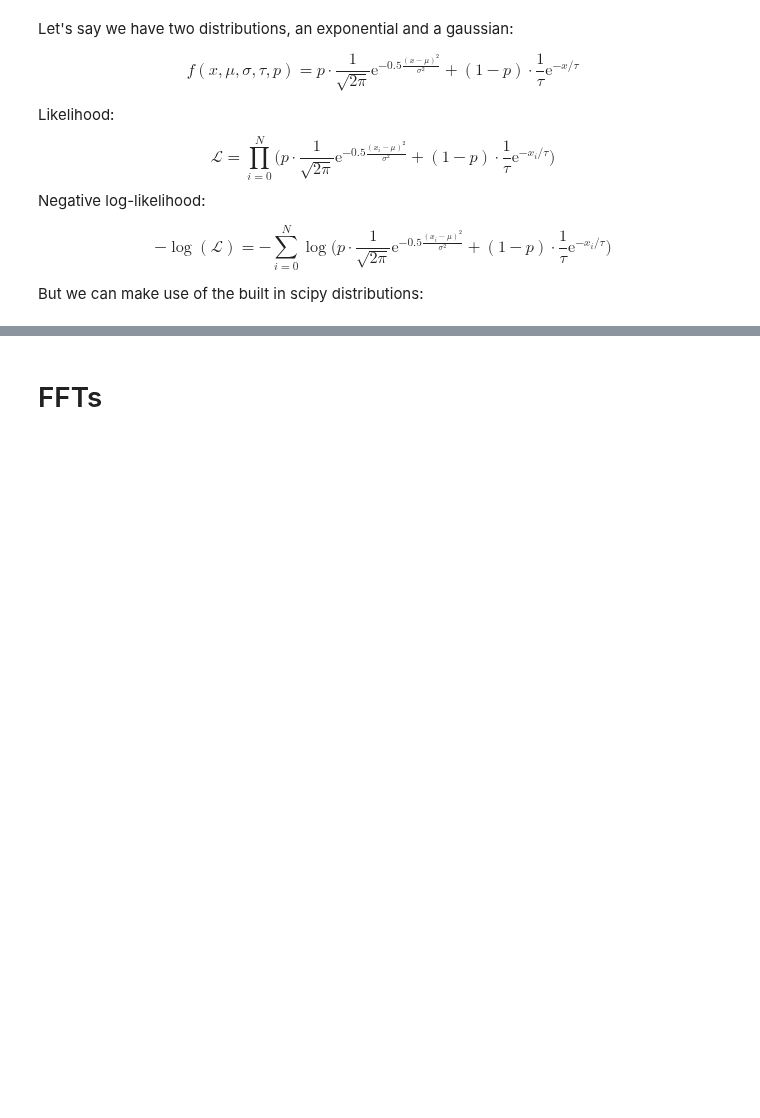
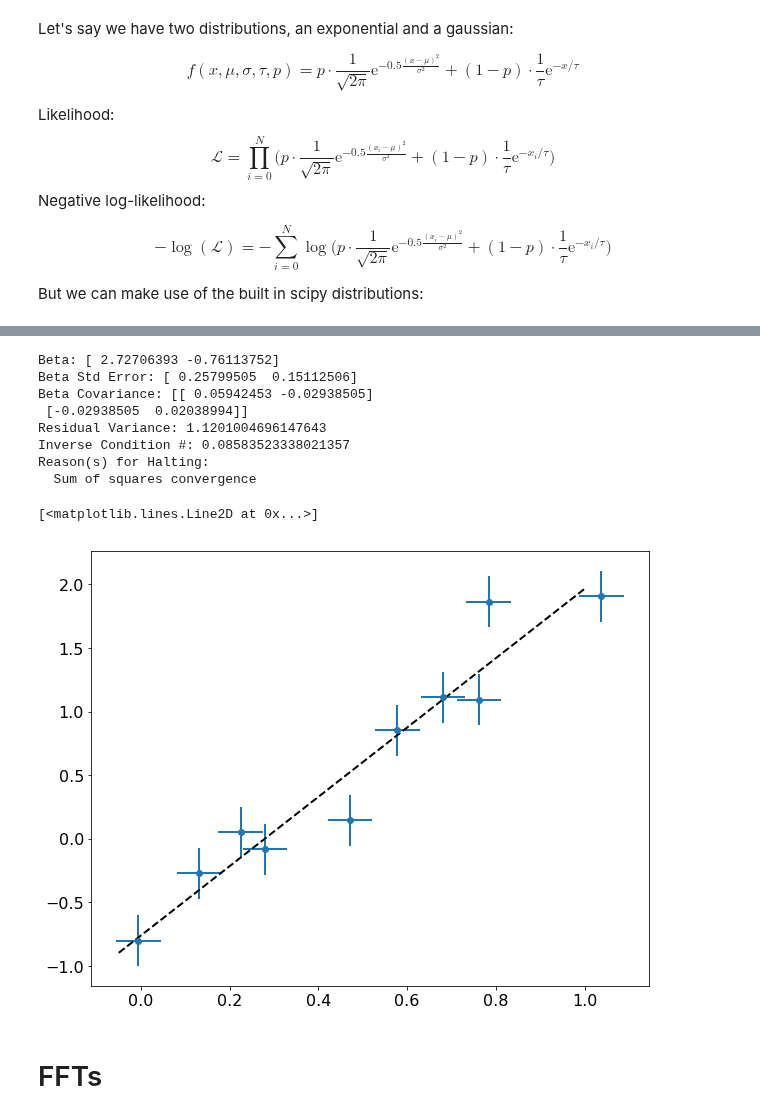
Before and after one commit to Python4AstronomersAndParticlePhysicists/PythonWorkshop-ICE, a Jupyter notebook: notebooks/07_01_scipy.ipynb, the cells around one changed output, grey strips where cells are left out. Drawn from its saved outputs; the diff is of its cells as text; code cells hidden in the pictures; blank space fills up the shorter version.

```diff
--- a/notebooks/07_01_scipy.ipynb
+++ b/notebooks/07_01_scipy.ipynb
@@ -331,3 +353,31 @@ x = expon.rvs
+# %%
+# function we want to fit (in this case, a line)
+def f(B, x):
+    return B[0]*x + B[1]
+
+# do the fit!
+guess = [4, 0]
+linear = odr.Model(f)
+data = odr.RealData(x, y, sx=xerr, sy=yerr)
+odr_fit = odr.ODR(data, linear, beta0=guess)
+output = odr_fit.run()
+output.pprint()   # pprint = 'pretty print' function
+
+# plot data and fit
+z = np.linspace(-0.05, 1.0, 100)
+plt.errorbar(x, y, xerr=xerr, yerr=yerr, fmt='o')
+plt.plot(z, f(output.beta, z), 'k--')
+# %% [output]
+Beta: [ 2.72706393 -0.76113752]
+Beta Std Error: [ 0.25799505  0.15112506]
+Beta Covariance: [[ 0.05942453 -0.02938505]
+ [-0.02938505  0.02038994]]
+Residual Variance: 1.1201004696147643
+Inverse Condition #: 0.08583523338021357
+Reason(s) for Halting:
+  Sum of squares convergence
+[<matplotlib.lines.Line2D at 0x...>]
+[figure, added]
 # %% [markdown]
 <a id=fft></a>
 # FFTs
```
Also changed, not shown: parts of 22 cells of this notebook.
